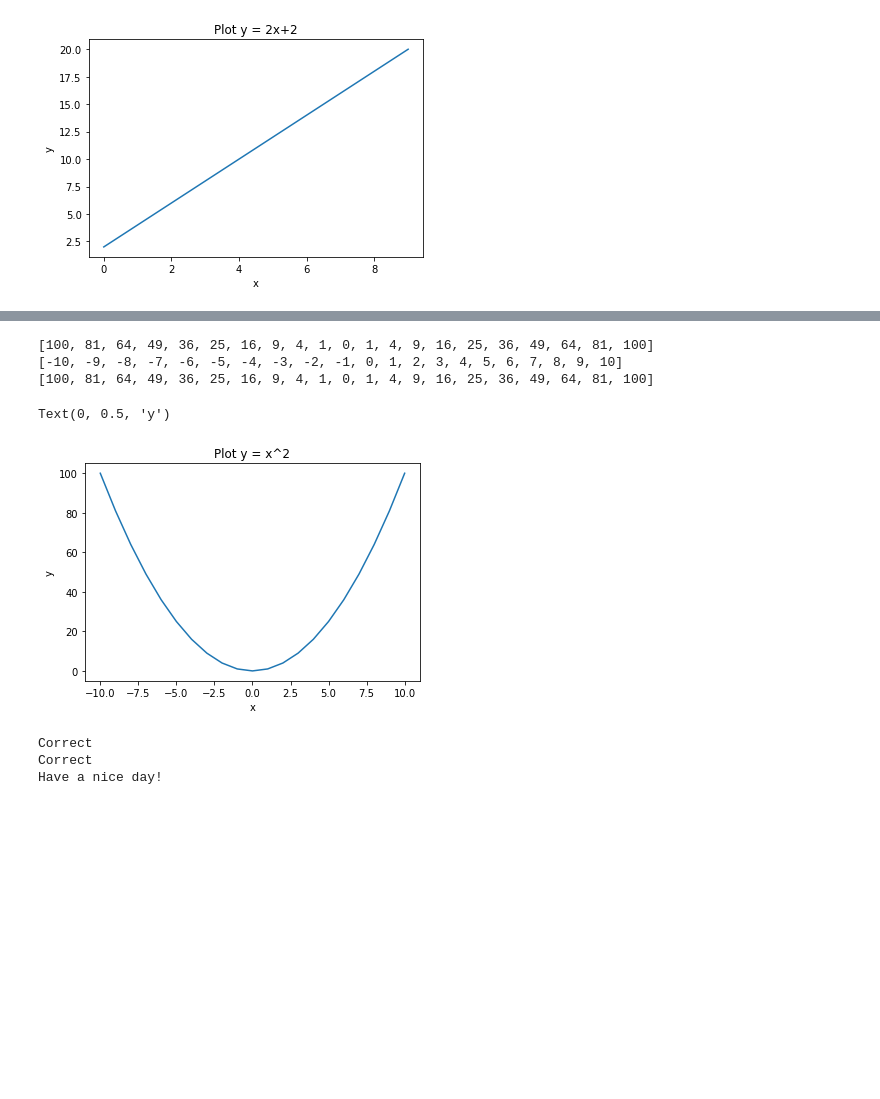
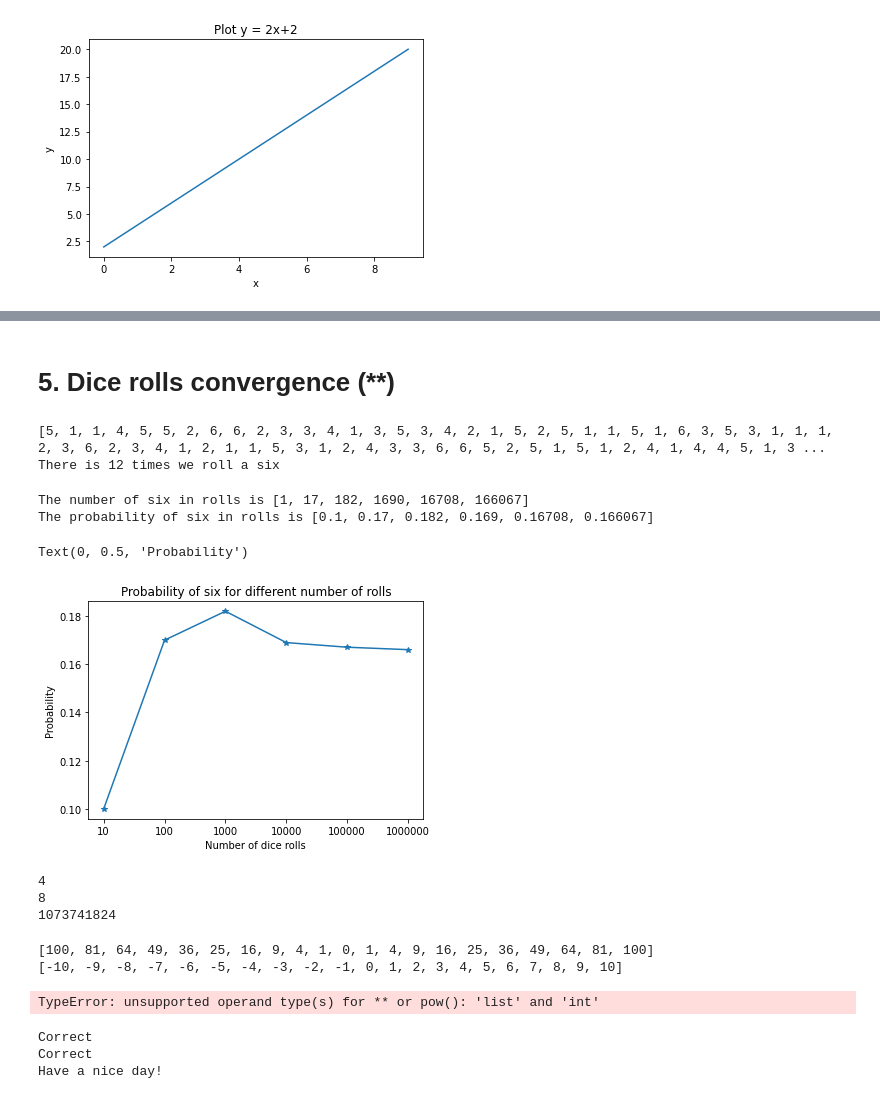
Before and after one commit to xjohansson/python-programming-Xiu-Johansson, a Jupyter notebook: AI_Exercises/L4_lists.ipynb, the cells around one changed output, grey strips where cells are left out. Cells and saved outputs as stored; diff of their text form; code cells hidden in the pictures; blank space fills up the shorter version.

```diff
--- a/AI_Exercises/L4_lists.ipynb
+++ b/AI_Exercises/L4_lists.ipynb
@@ -155,0 +210,6 @@ list
+# %%
+#方法二
+food=["vegetarisk lasagne", "spaghetti", "fisk", "grönsakssoppa", "pannkakor"]
+weekdays=["manday","tuesday","wednesday","thursday","friday"]
+for i in range(0,5):
+    print(f"{weekdays[i]}: {food[i]}")
@@ -156,23 +267,83 @@ list
+# %% [markdown]
+# 5. Dice rolls convergence (**)
+# %%
+#Simulate:
+
+#a) 100 dice rolls and count the number of outcome six. (*) 掷 100 个骰子并计算结果为 6 的数量。
+import random as rnd
+roll_list=[rnd.randint(1,6) for times in range(100)]
+count=0
+for i in roll_list:
+    if i==6:
+        count+=1
+print(roll_list)
+print(f"There is {count} times we roll a six")
+# %% [output]
+[5, 1, 1, 4, 5, 5, 2, 6, 6, 2, 3, 3, 4, 1, 3, 5, 3, 4, 2, 1, 5, 2, 5, 1, 1, 5, 1, 6, 3, 5, 3, 1, 1, 1, 2, 3, 6, 2, 3, 4, 1, 2, 1, 1, 5, 3, 1, 2, 4, 3, 3, 6, 6, 5, 2, 5, 1, 5, 1, 2, 4, 1, 4, 4, 5, 1, 3 ...
+There is 12 times we roll a six
+# %%
+#b) 10, 100, 1000, 10000, 100000, 1000000 dice rolls. Count the number of outcome six in each simulation and store it in a list. Compute the probability of outcome six in each simulation. (**)
+#c) Use matplotlib to plot this list. (*)
+import random as rnd
+import matplotlib.pyplot as plt
+
+list_six=[]
+list_p=[]
+n=[10,100,1000,10000,100000,1000000]
+
+for i in n: # loop for n-list
+    roll_list=[rnd.randint(1,6) for i in range(i)]
+    count=0
+
+    for j in roll_list: # loop for i times in n-list
+        if j==6:
+            count+=1
+            p=int(count)/i
+    list_six.append(count)
+    list_p.append(p)
+
+print(f"The number of six in rolls is {list_six}")
+print(f"The probability of six in rolls is {list_p}")
+
+rnd.seed(66)
+plt.plot(list_p, '-*')
+plt.title("Probability of six for different number of rolls")
+plt.xticks([0,1,2,3,4,5], n)
+plt.xlabel("Number of dice rolls")
+plt.ylabel("Probability")
+# %% [output]
+The number of six in rolls is [1, 17, 182, 1690, 16708, 166067]
+The probability of six in rolls is [0.1, 0.17, 0.182, 0.169, 0.16708, 0.166067]
+Text(0, 0.5, 'Probability')
+[figure, added]
+# %%
+print(2**2) #2的平方
+print(2**3)  #2的立方
+print(2**30) #2的30次方
+#print(2***) 这种写方是错误的
+# %% [output]
+4
+8
+1073741824
 # %%
 # 3 square
 
 square = [x**2 for x in range(-10,11)]
 print(square)
 
-x = list(range(-10,11))
-y=[x**2] # 这里是整体平方，不是每一个X一个平方
+x = list(range(-10,11)) #创建一个从-10 到10 的整数列表
+print(x)
+
+y=[x**2]
 y = [x**2 for x in range (-10,11)]
-print(x)
 print(y)
 
 import matplotlib.pyplot as plt
-plt.plot(x,y) # plots y vs x
+plt.plot(x,y) # plots y vs x (绘制 y 与 x)
 plt.title("Plot y = x^2")
 plt.xlabel("x")
 plt.ylabel("y")
 # %% [output]
 [100, 81, 64, 49, 36, 25, 16, 9, 4, 1, 0, 1, 4, 9, 16, 25, 36, 49, 64, 81, 100]
 [-10, -9, -8, -7, -6, -5, -4, -3, -2, -1, 0, 1, 2, 3, 4, 5, 6, 7, 8, 9, 10]
-[100, 81, 64, 49, 36, 25, 16, 9, 4, 1, 0, 1, 4, 9, 16, 25, 36, 49, 64, 81, 100]
-Text(0, 0.5, 'y')
+TypeError: unsupported operand type(s) for ** or pow(): 'list' and 'int'
-[figure, removed]
```
Also changed, not shown: parts of 25 cells of this notebook, 7 other files.
